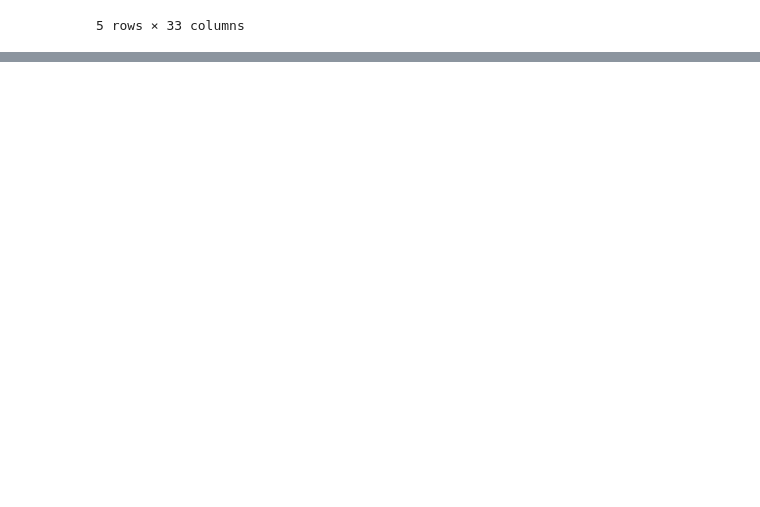
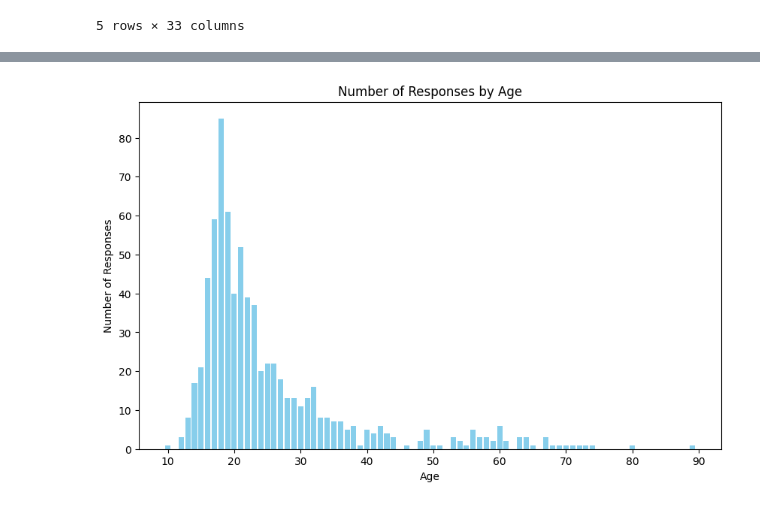
Before and after one commit to gfsiciliani/music-health, a Jupyter notebook: notebook.ipynb, the cells around one changed output, grey strips where cells are left out. Saved outputs shown, nothing was run; the diff lists cells and outputs as text; code cells hidden in the pictures; blank space fills up the shorter version.

```diff
--- a/notebook.ipynb
+++ b/notebook.ipynb
@@ -47,0 +55,14 @@ Name: count, Length: 61, dtype: int64
+# %%
+# responses by age
+age_counts = df['Age'].value_counts()
+age_counts
+
+plt.figure(figsize=(10, 6))  # Adjust the size as needed
+plt.bar(age_counts.index, age_counts.values, color='skyblue')
+plt.xlabel('Age')
+plt.ylabel('Number of Responses')
+plt.title('Number of Responses by Age')
+plt.xticks(rotation=0)
+plt.show()
+# %% [output]
+[figure, added]
```
Also changed, not shown: parts of 6 cells of this notebook.
